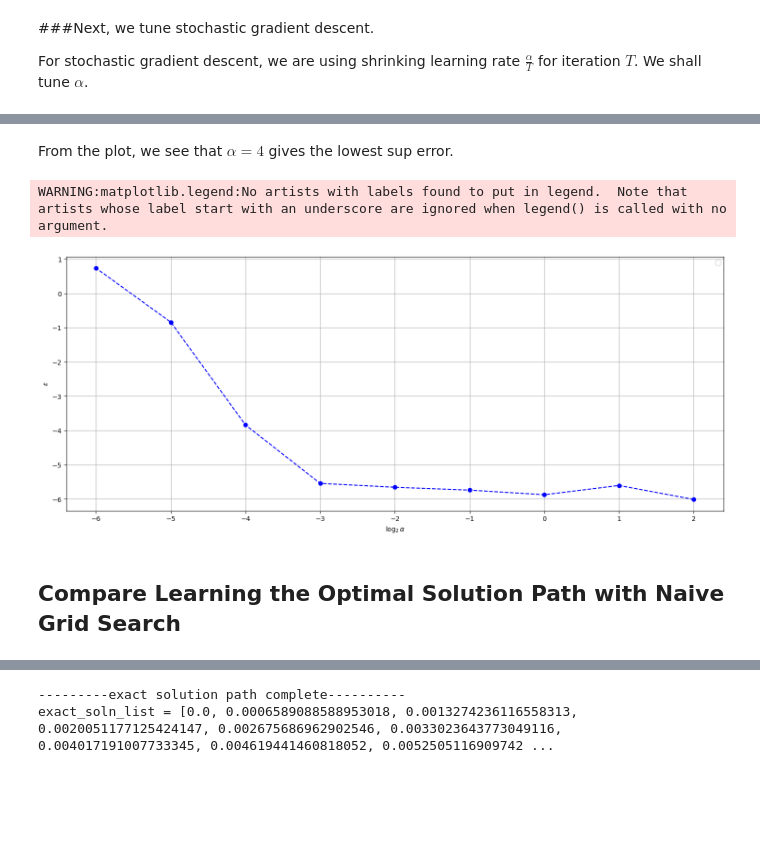
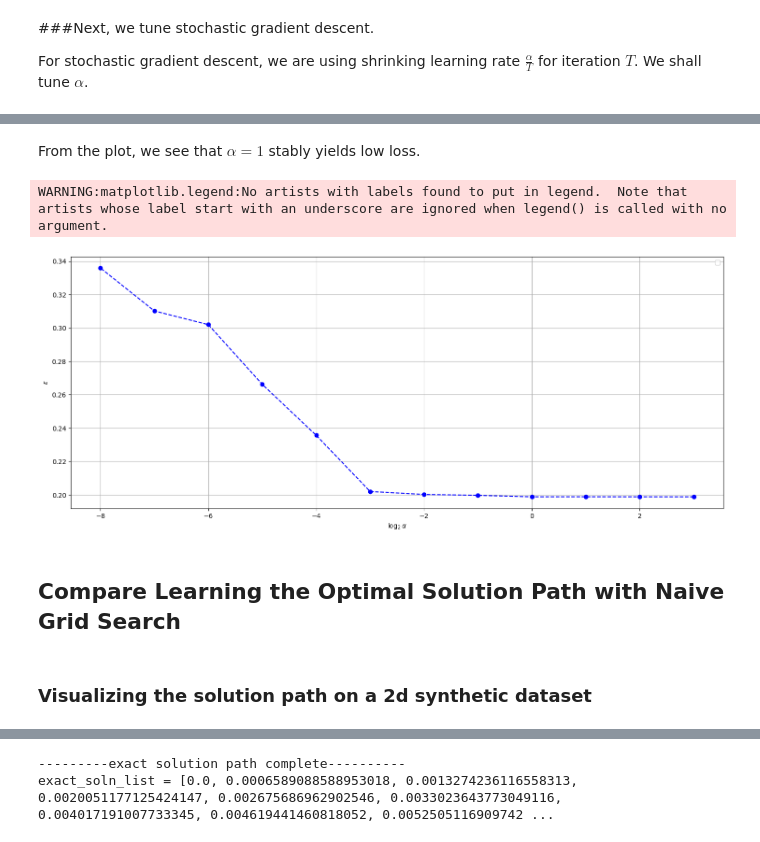
Before and after one commit to Cumberkid/Learning-the-Optimal-Solution-Path, a Jupyter notebook: Learning_the_Optimal_Solution_Path_vs_Naive_Grid_Search_using_PyTorch.ipynb, the cells around one changed output, grey strips where cells are left out. Drawn from its saved outputs; the diff is of its cells as text; code cells hidden in the pictures; blank space fills up the shorter version.

```diff
--- a/Learning_the_Optimal_Solution_Path_vs_Naive_Grid_Search_using_PyTorch.ipynb
+++ b/Learning_the_Optimal_Solution_Path_vs_Naive_Grid_Search_using_PyTorch.ipynb
@@ -304,5 +313,5 @@ def naive_grid_search(lam_min, lam_max, num_grid, epochs, trainDataLoader, lr=1e
 
     return model_list, total_itr
 # %%
-exact_soln_list = torch.zeros(100)
+exact_soln_list = torch.zeros(70)
 # %%
@@ -432,2 +473,6 @@ def test_SGD(dataloader, model, loss_fn, basis_dim, lam):
 
     return oos.item()
+# %%
+criterion = torch.nn.BCELoss()
+init_weight = torch.zeros(31,3)
+init_weight[0, :] = 1
@@ -439,11 +526,11 @@ basis_dim = torch.tensor(3).to(device)
 # %%
 # tune learning rate on the first 100 datapoints
-tune_data = Regression_Data(X[:100, :], y[:100])
+tune_data = my_logit.Regression_Data(X[:100, :], y[:100])
 # full gradient descent uses all data points
 tune_GD_data_loader = DataLoader(tune_data, batch_size=len(tune_data), shuffle=True, )
 # stochastic gradient descent uses mini-batch
 tune_SGD_data_loader = DataLoader(tune_data, batch_size=5, shuffle=True, )
-# test data
+# test data do not shuffle
 tune_test_data_loader = DataLoader(tune_data, batch_size=len(tune_data), shuffle=False, )
 # %% [markdown]
 ###First, we tune full gradient descent.
@@ -504,33 +583,25 @@ WARNING:matplotlib.legend:No artists with labels found to put in legend.  Note t
 
 For stochastic gradient descent, we are using shrinking learning rate $\frac{\alpha}{T}$ for iteration $T$. We shall tune $\alpha$.
 # %%
-epochs = torch.tensor(1500)
-errs = []
+np.random.seed(8675309)
+torch.manual_seed(8675309)
+
+losses = []
 for alpha in alpha_list:
-    # build the model
-    weight = torch.normal(0, 1, (1, input_dim*basis_dim))
-    model_SGD = Logistic_Regression(input_dim*basis_dim, 1, 0, weight).to(device)# reg_param = 0 here is only a space holder
-    optimizer = torch.optim.SGD(model_SGD.parameters(), lr=0.1)
+    # train a model
+    model = Basis_TF_SGD(input_dim, basis_dim, phi_lam, intercept=True).to(device)# reg_param = 0 here is only a space holder
+    optimizer = torch.optim.SGD(model.parameters(), lr=0.1)
     optimizer.zero_grad()
-    # train the model
+
     for t in range(epochs):
         # shrink learning rate
         lr = torch.min(torch.tensor([0.1, alpha/(t+1)]))
         for param_group in optimizer.param_groups:
             param_group['lr'] = lr
-        train_SGD(tune_SGD_data_loader, model_SGD, criterion, optimizer, basis_dim, trace_frequency=5)
+        train_SGD(tune_GD_data_loader, model, criterion, optimizer)
 
-    sup_error = 0
-    for i in range(len(tune_exact_soln_list)):
-        exact_soln = tune_exact_soln_list[i]
-        lam = torch.Tensor.cpu(1 - i * delta_lam)
-        approx_soln = test_SGD(tune_test_data_loader, model_SGD, criterion, basis_dim, lam)
+    loss = test_SGD(tune_test_data_loader, model, criterion, lam)
 
-        sup_error = torch.max(torch.tensor([sup_error, approx_soln - exact_soln]))
-        # print(sup_error)
-
-    print(f"alpha: {alpha}\t sup error: {sup_error}")
-    errs.append(sup_error)
-
-print(f"errs = {errs}")
+    print(f"alpha: {alpha}\t loss: {loss}")
+    losses.append(loss)
 # %% [output]
@@ -548,15 +620,17 @@ errs = torch.tensor([0.002451158594340086, 0.003684001974761486, 0.0028125327080
 # %% [markdown]
-From the plot, we see that $\alpha =4$ gives the lowest sup error.
+From the plot, we see that $\alpha =1$ stably yields low loss.
 # %%
 # plot result of our method:
 plt.figure(figsize=(18,7))
-plt.plot(torch.log2(alpha_list), torch.log(errs), '--bo')
+plt.plot(torch.log2(alpha_list), torch.tensor(losses), '--bo')
 plt.xlabel('$\\log_2 \\alpha$')
 plt.ylabel(f"$\\epsilon$")
 plt.legend()
 plt.grid(True)
 # %% [output]
 WARNING:matplotlib.legend:No artists with labels found to put in legend.  Note that artists whose label start with an underscore are ignored when legend() is called with no argument.
-[figure, old version]
+[figure, new version]
 # %% [markdown]
 ## Compare Learning the Optimal Solution Path with Naive Grid Search
+# %% [markdown]
+### Visualizing the solution path on a 2d synthetic dataset
```
Also changed, not shown: parts of 47 cells of this notebook.
